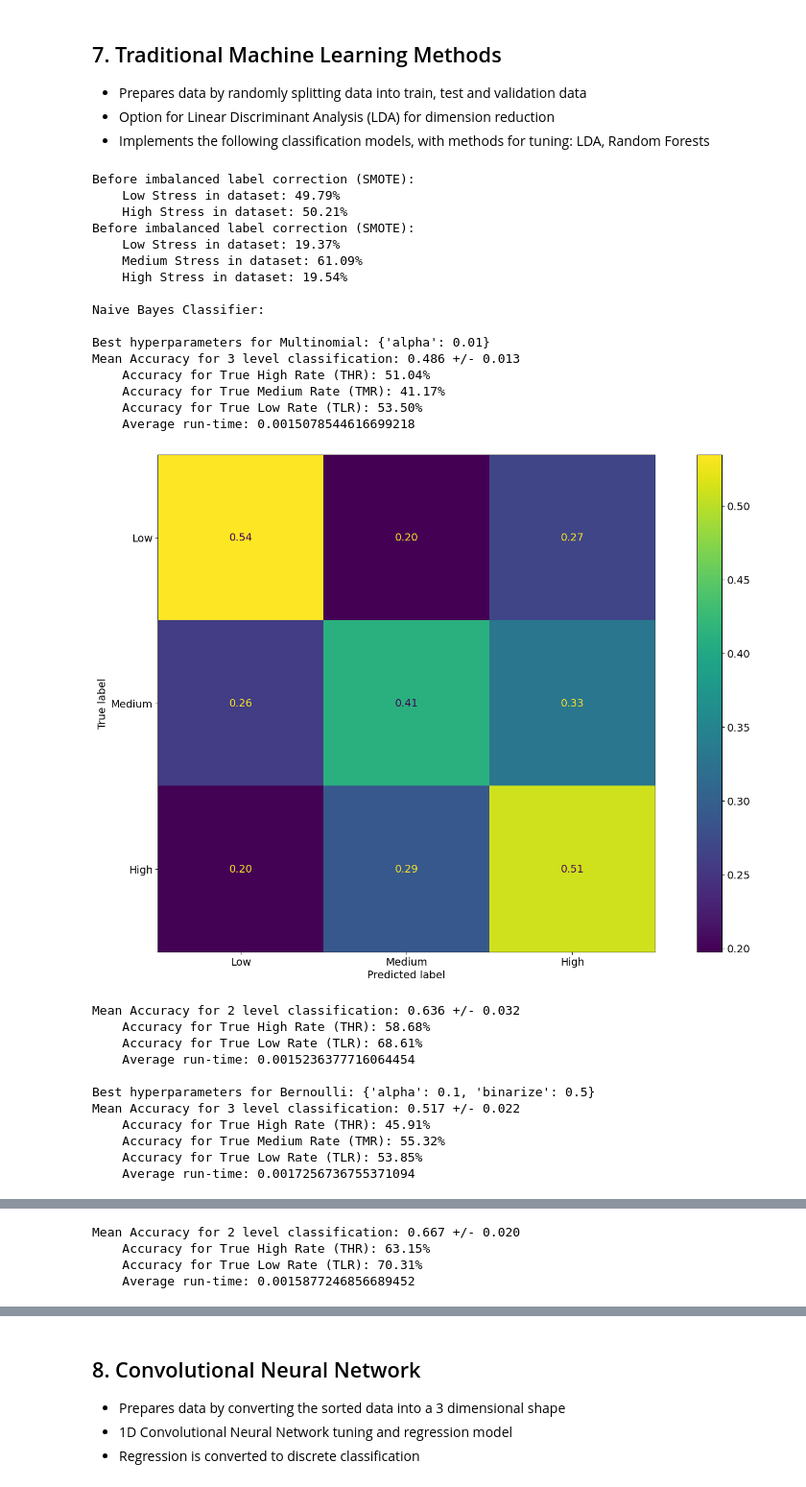
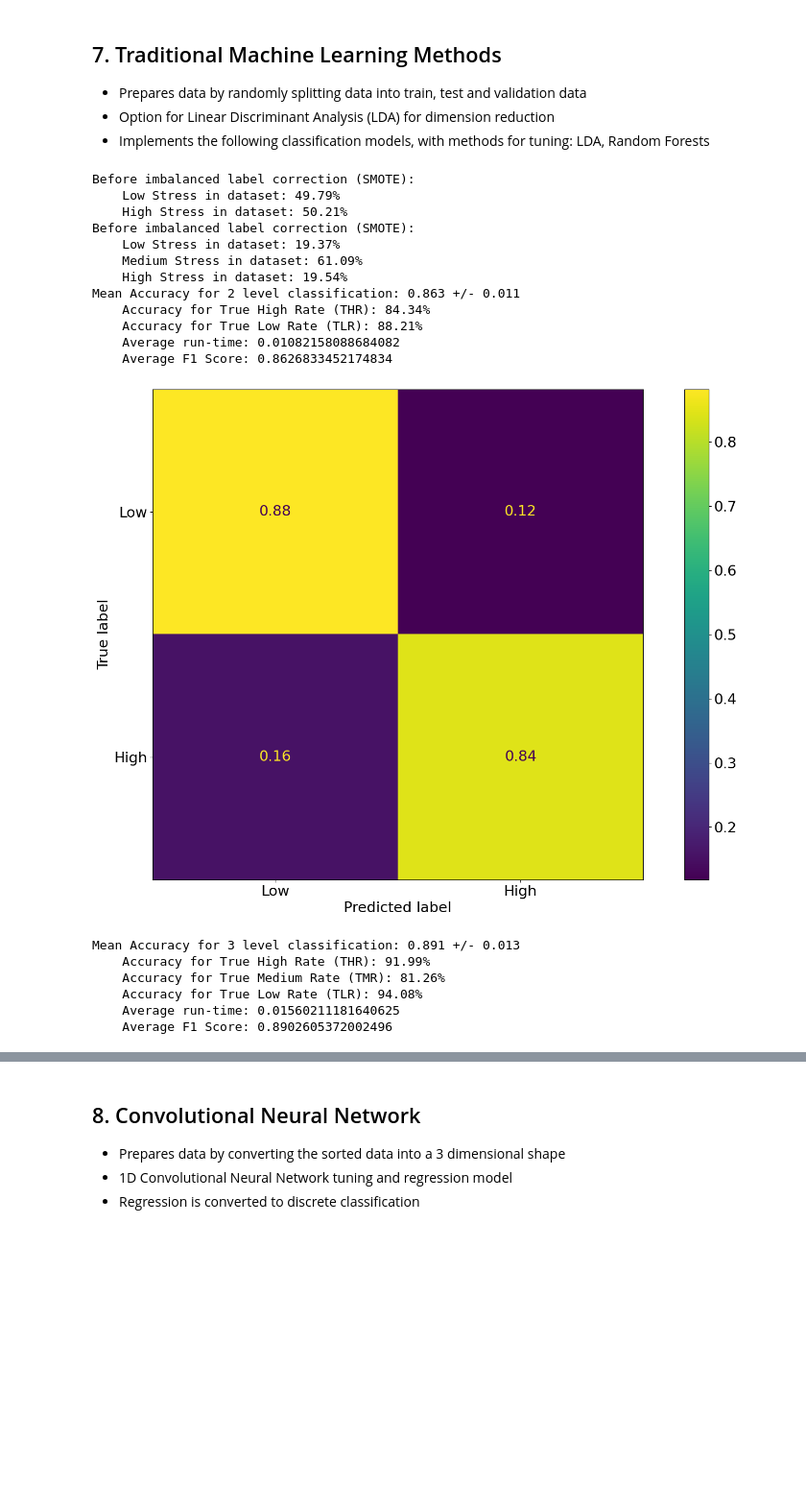
Before and after one commit to WillPowellUk/ECG-Stress-Classifier, a Jupyter notebook: ECG Stress Classifier.ipynb, the cells around one changed output, grey strips where cells are left out. Shown at 96% size. Drawn from its saved outputs; the diff is of its cells as text; code cells hidden in the pictures; blank space fills up the shorter version.

```diff
--- a/ECG Stress Classifier.ipynb
+++ b/ECG Stress Classifier.ipynb
@@ -727,7 +723,7 @@ Saving Dataframe to: /data/myenv/Data/BrainPatch/Dataframes/Feature Extracted BP
 # %%
 # Each feature will be an object of FEParameter
 class FEParameter:
-    def __init__(self, name:str, min:float=-9999, max:float=9999):
+    def __init__(self, name:str, min:float=-999999, max:float=999999):
         self.name = name
         self.min = min
         self.max = max
@@ -872,8 +868,8 @@ for name in parameter_names:
 # Breathing rate range is approximately 12 to 25 per minute - see https://my.clevelandclinic.org/health/articles/10881-vital-signs
 EDR_Distance = FEParameter('EDR_Distance', min=2000, max=4167)
 # %%
-fs = FeatureSelection(fe.feature_extracted_ECG)
-#fs = FeatureSelection(Utilities.load_dataframe(f'{dataframe_path}/Feature Extracted HRV_ECG_EDA.csv'))
+# fs = FeatureSelection(fe.feature_extracted_ECG)
+fs = FeatureSelection(Utilities.load_dataframe(f'{dataframe_path}/Feature Extracted HRV_ECG_EDA_30s.csv'))
 
 ''' Select Desired features for classification: '''
 # HRV
@@ -968,9 +970,12 @@ class ML_Utilities():
         if isinstance(cm, int):
             ConfusionMatrixDisplay.from_predictions(y_test, y_pred, display_labels=display_labels, normalize='true')
         else:
+            default_font_size = plt.rcParams['font.size']
+            plt.rcParams.update({'font.size': default_font_size * 1.4})
             disp = ConfusionMatrixDisplay(cm, display_labels=display_labels)
             disp.plot(values_format='.2f')
             plt.show()
+            plt.rcParams.update({'font.size': default_font_size})
 # %%
 class PlotLearning(Callback):
     """
@@ -1322,45 +1363,35 @@ class Traditional_ML():
 # %%
 selected_features_ECG = Utilities.load_dataframe(f'{dataframe_path}/Feature Selected.csv')
 
 # make two datasets - binary and three-level classification
 dataset_binary = ML_Utilities.prepare(selected_features_ECG, num_of_labels=2, test_size=0.30, n_splits=5, normalise=True)
 dataset_three_level = ML_Utilities.prepare(selected_features_ECG, num_of_labels=3, test_size=0.30, n_splits=5, normalise=True)
 
 tml = Traditional_ML(dataset_binary, dataset_three_level, DATABASE, number_of_cores=1)
 
+# 'NB' for Naive Bayes
+# 'SVM' for Support Vector Machine
 # 'RF' for Random Forest
-# 'NB' for Naive Bayes
-# 'BT' for Bagged Trees
-# 'SVM' for Support Vector Machine
-tml.model = 'NB'
-tml.tune()
-# tml.classify()
+tml.model = 'RF'
+# tml.tune()
+tml.classify()
 # %% [output]
 Before imbalanced label correction (SMOTE):
     Low Stress in dataset: 49.79%
     High Stress in dataset: 50.21%
 Before imbalanced label correction (SMOTE):
     Low Stress in dataset: 19.37%
     Medium Stress in dataset: 61.09%
     High Stress in dataset: 19.54%
-
-Naive Bayes Classifier:
-
-Best hyperparameters for Multinomial: {'alpha': 0.01}
-Mean Accuracy for 3 level classification: 0.486 +/- 0.013
-    Accuracy for True High Rate (THR): 51.04%
-    Accuracy for True Medium Rate (TMR): 41.17%
-    Accuracy for True Low Rate (TLR): 53.50%
-    Average run-time: 0.0015078544616699218
+Mean Accuracy for 2 level classification: 0.863 +/- 0.011
+    Accuracy for True High Rate (THR): 84.34%
+    Accuracy for True Low Rate (TLR): 88.21%
+    Average run-time: 0.01082158088684082
+    Average F1 Score: 0.8626833452174834
-[figure, old version]
+[figure, new version]
-Mean Accuracy for 2 level classification: 0.636 +/- 0.032
-    Accuracy for True High Rate (THR): 58.68%
-    Accuracy for True Low Rate (TLR): 68.61%
-    Average run-time: 0.0015236377716064454
-
-Best hyperparameters for Bernoulli: {'alpha': 0.1, 'binarize': 0.5}
-Mean Accuracy for 3 level classification: 0.517 +/- 0.022
-    Accuracy for True High Rate (THR): 45.91%
-    Accuracy for True Medium Rate (TMR): 55.32%
-    Accuracy for True Low Rate (TLR): 53.85%
-    Average run-time: 0.0017256736755371094
+Mean Accuracy for 3 level classification: 0.891 +/- 0.013
+    Accuracy for True High Rate (THR): 91.99%
+    Accuracy for True Medium Rate (TMR): 81.26%
+    Accuracy for True Low Rate (TLR): 94.08%
+    Average run-time: 0.01560211181640625
+    Average F1 Score: 0.8902605372002496
@@ -1392,4 +1398,0 @@ Mean Accuracy for 3 level classification: 0.524 +/- 0.005
-Mean Accuracy for 2 level classification: 0.667 +/- 0.020
-    Accuracy for True High Rate (THR): 63.15%
-    Accuracy for True Low Rate (TLR): 70.31%
-    Average run-time: 0.0015877246856689452
```
Also changed, not shown: parts of 7 cells of this notebook.
